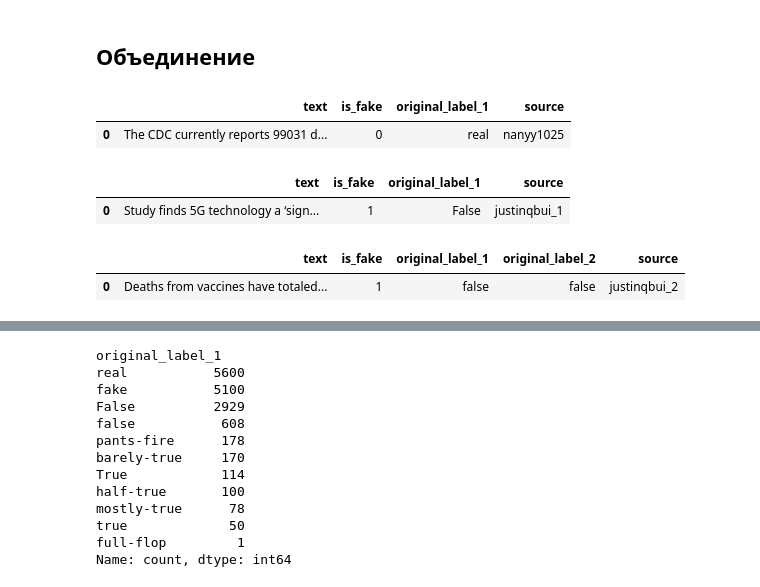
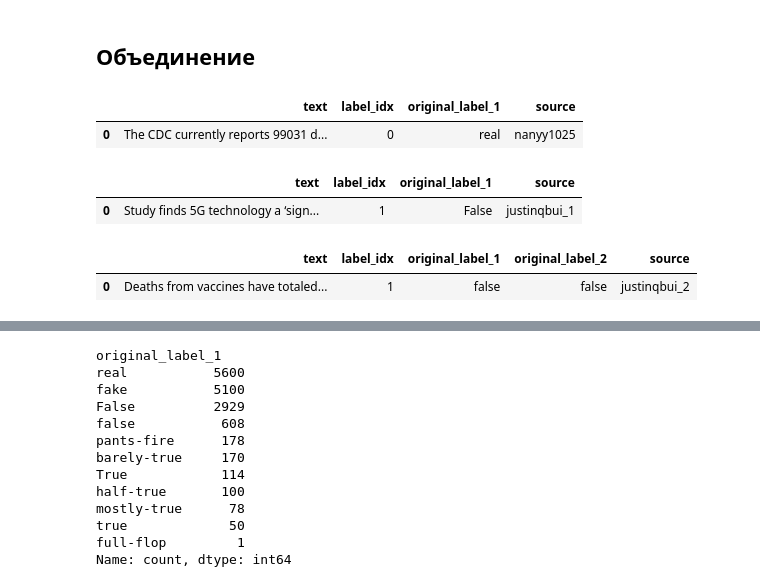
Before and after one commit to AntonSHBK/covid_fake, a Jupyter notebook: dataset.ipynb, the cells around one changed output, grey strips where cells are left out. Drawn from its saved outputs; the diff is of its cells as text; code cells hidden in the pictures.

```diff
--- a/dataset.ipynb
+++ b/dataset.ipynb
@@ -210,33 +210,33 @@ Name: count, dtype: int64
 # %%
 nanyy1025_df['source'] = 'nanyy1025'
 nanyy1025_df['original_label_1'] = nanyy1025_df['label']
-nanyy1025_df['is_fake'] = nanyy1025_df['label'].apply(lambda x: 1 if x == 'fake' else 0)
-nanyy1025_df = nanyy1025_df[['text', 'is_fake', 'original_label_1', 'source']]
+nanyy1025_df['label_idx'] = nanyy1025_df['label'].apply(lambda x: 1 if x == 'fake' else 0)
+nanyy1025_df = nanyy1025_df[['text', 'label_idx', 'original_label_1', 'source']]
 nanyy1025_df.head(1)
 # %% [output]
-|  | text | is_fake | original_label_1 | source |
+|  | text | label_idx | original_label_1 | source |
 | 0 | The CDC currently reports 99031 d... | 0 | real | nanyy1025 |
 # %%
 justinqbui_1_df['source'] = 'justinqbui_1'
 justinqbui_1_df['original_label_1'] = justinqbui_1_df['label']
-justinqbui_1_df['is_fake'] = justinqbui_1_df['label'].apply(lambda x: True if x == False else 0).astype(int)
-justinqbui_1_df = justinqbui_1_df[['text', 'is_fake', 'original_label_1', 'source']]
+justinqbui_1_df['label_idx'] = justinqbui_1_df['label'].apply(lambda x: True if x == False else 0).astype(int)
+justinqbui_1_df = justinqbui_1_df[['text', 'label_idx', 'original_label_1', 'source']]
 justinqbui_1_df.head(1)
 # %% [output]
-|  | text | is_fake | original_label_1 | source |
+|  | text | label_idx | original_label_1 | source |
 | 0 | Study finds 5G technology a ‘sign... | 1 | False | justinqbui_1 |
 # %%
 justinqbui_2_df['source'] = 'justinqbui_2'
 justinqbui_2_df['original_label_1'] = justinqbui_2_df['rating']
 justinqbui_2_df['original_label_2'] = justinqbui_2_df['adjusted rating']
 
-justinqbui_2_df['is_fake'] = justinqbui_2_df['adjusted rating'].apply(lambda x: 1 if x == 'false' else 0)
+justinqbui_2_df['label_idx'] = justinqbui_2_df['adjusted rating'].apply(lambda x: 1 if x == 'false' else 0)
 
-justinqbui_2_df = justinqbui_2_df[['claim', 'is_fake', 'original_label_1', 'original_label_2', 'source']]
+justinqbui_2_df = justinqbui_2_df[['claim', 'label_idx', 'original_label_1', 'original_label_2', 'source']]
 justinqbui_2_df.rename(columns={'claim': 'text'}, inplace=True)
 justinqbui_2_df.head(1)
 # %% [output]
-|  | text | is_fake | original_label_1 | original_label_2 | source |
+|  | text | label_idx | original_label_1 | original_label_2 | source |
 | 0 | Deaths from vaccines have totaled... | 1 | false | false | justinqbui_2 |
 # %%
 combined_df = pd.concat([nanyy1025_df, justinqbui_1_df, justinqbui_2_df], ignore_index=True)
```
Also changed, not shown: parts of 17 cells of this notebook, 4 other files.
